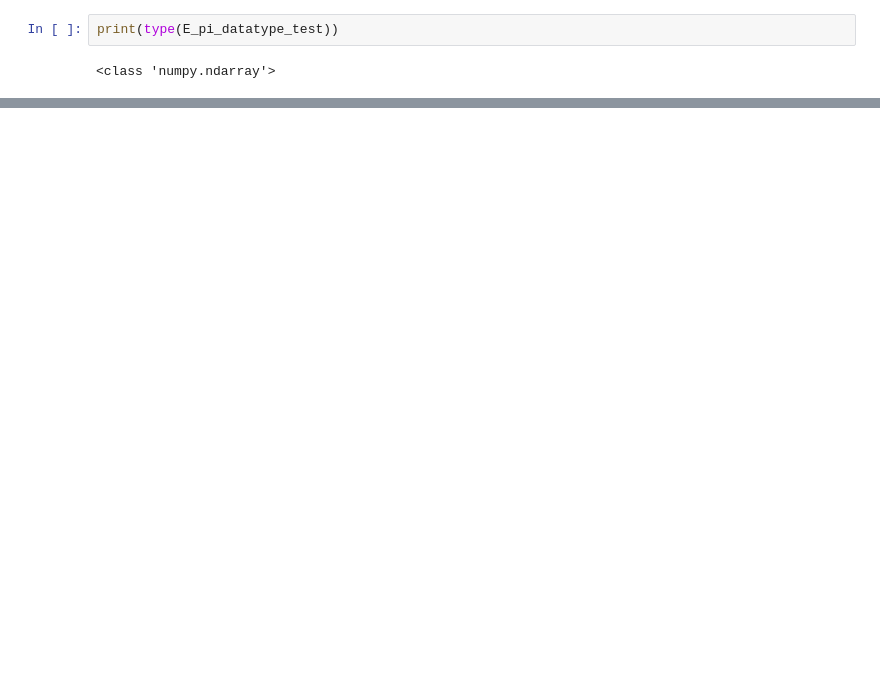
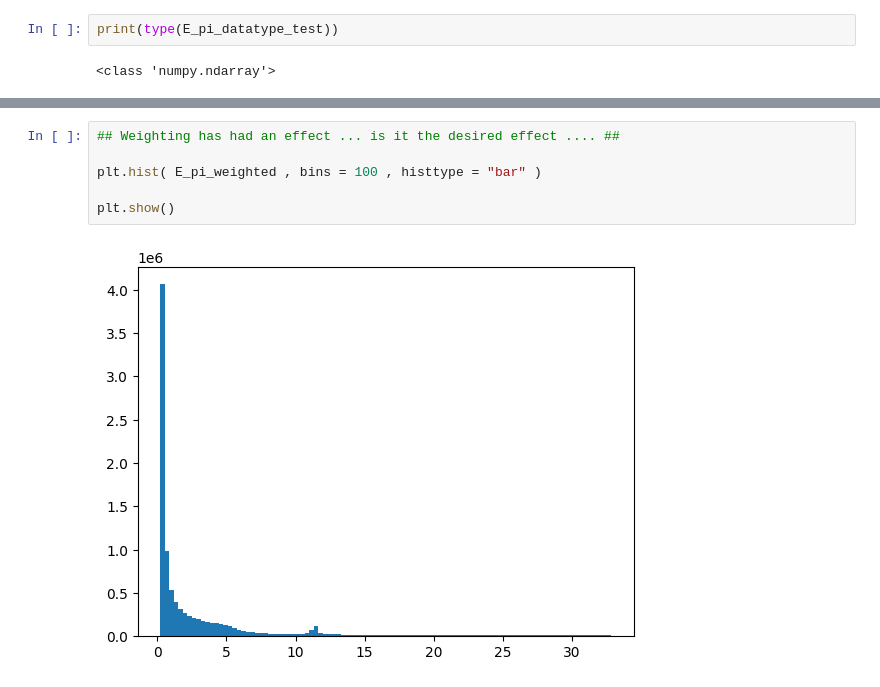
Before and after one commit to MrD0balina/Fourth-Year-Project---Neutrino-Oscillations, a Jupyter notebook: Week_7_Pion_Plots_and_Interpolation_work_First_Implementation_of_Pion_Weighting_First_use_of_actual_Near_Detector_dimensions.ipynb, the cells around one changed output, grey strips where cells are left out. Saved outputs shown, nothing was run; the diff lists cells and outputs as text; blank space fills up the shorter version.

```diff
--- a/Week_7_Pion_Plots_and_Interpolation_work_First_Implementation_of_Pion_Weighting_First_use_of_actual_Near_Detector_dimensions.ipynb
+++ b/Week_7_Pion_Plots_and_Interpolation_work_First_Implementation_of_Pion_Weighting_First_use_of_actual_Near_Detector_dimensions.ipynb
@@ -841,0 +893,8 @@ np.shape(E_pi_datatype_test_2)
+# %%
+## Weighting has had an effect ... is it the desired effect .... ##
+
+plt.hist( E_pi_weighted , bins = 100 , histtype = "bar" )
+
+plt.show()
+# %% [output]
+[figure, added]
```
Also changed, not shown: parts of 9 cells of this notebook.
